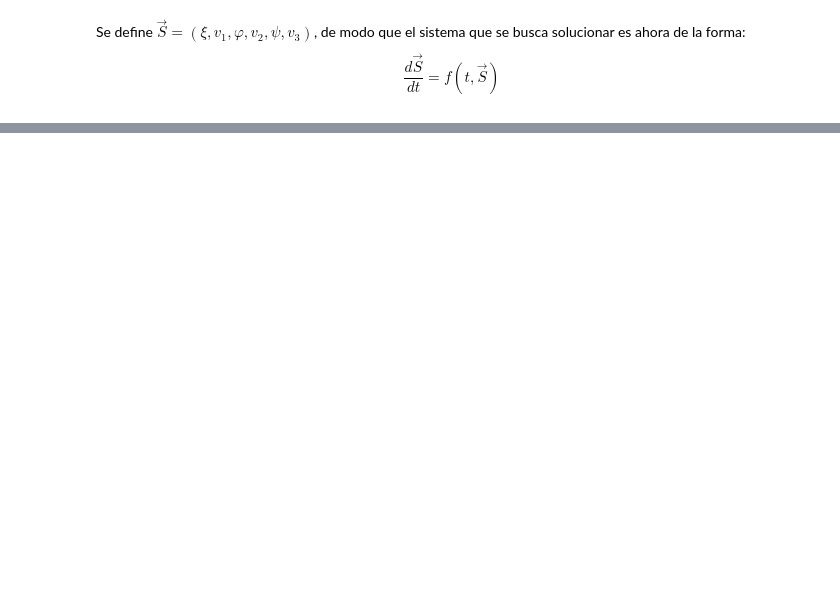
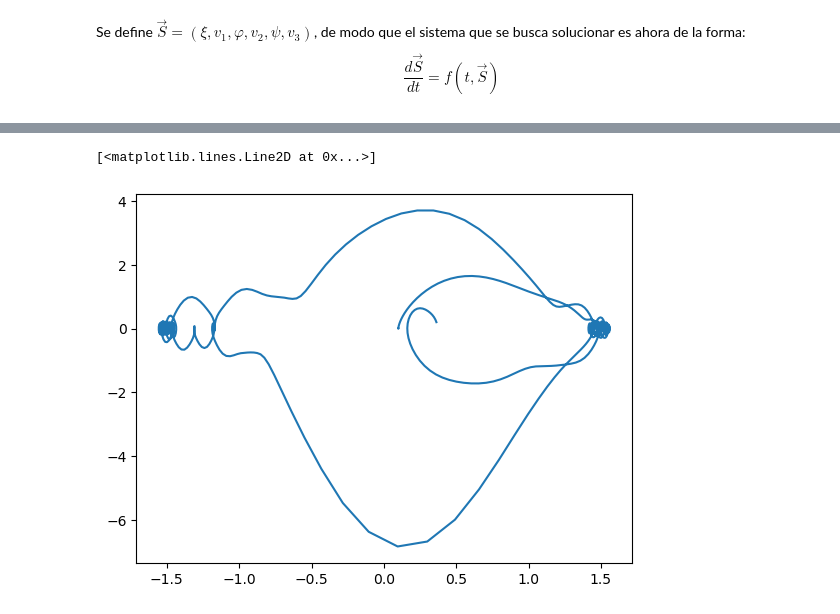
Before and after one commit to JFelipeSP/Proyecto-Herramientas, a Jupyter notebook: Proyecto.ipynb, the cells around one changed output, grey strips where cells are left out. Drawn from its saved outputs; the diff is of its cells as text; code cells hidden in the pictures; blank space fills up the shorter version.

```diff
--- a/Proyecto.ipynb
+++ b/Proyecto.ipynb
@@ -218,0 +227,5 @@ plt.legend()
+# %%
+plt.plot(phi, phi_d, label=r'$\phi$')
+# %% [output]
+[<matplotlib.lines.Line2D at 0x...>]
+[figure, added]
```
Also changed, not shown: parts of 11 cells of this notebook.
